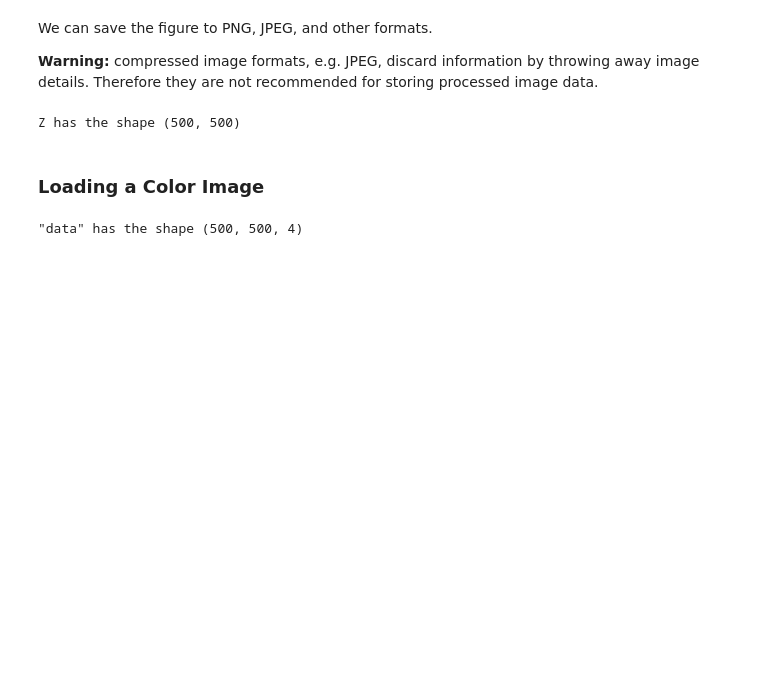
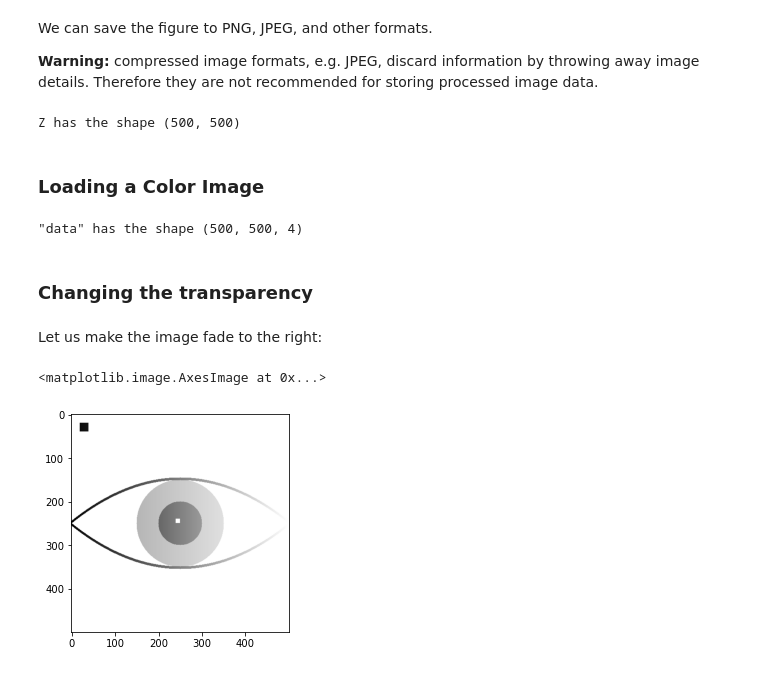
Before and after one commit to thomas-haslwanter/sapy, a Jupyter notebook: ipynbs/5_ImgProc_Intro.ipynb, the cells around one changed output. Drawn from its saved outputs; the diff is of its cells as text; code cells hidden in the pictures; blank space fills up the shorter version.

```diff
--- a/ipynbs/5_ImgProc_Intro.ipynb
+++ b/ipynbs/5_ImgProc_Intro.ipynb
@@ -176,5 +177,25 @@ data = plt.imread(outFile)
 print('"data" has the shape {0}'.format(data.shape))
 # %% [output]
 "data" has the shape (500, 500, 4)
+# %% [markdown]
+### Changing the transparency
+# %% [markdown]
+Let us make the image fade to the right:
+# %%
+# Make rows/columns the image size, that go from zero to 1
+nrows, ncols, nlayers = data.shape
+alpha_row = np.linspace(1, 0,ncols)
+alpha_col = np.linspace(1, 0, nrows)
+
+# Make coordinate-grids
+X, Y = np.meshgrid(alpha_row, alpha_col)
+
+# Replace the Transparency layer with our *X*-matrix
+data[:,:,3] = X
+
+plt.imshow(data)
+# %% [output]
+<matplotlib.image.AxesImage at 0x...>
+[figure, added]
 # %% [markdown]
 [5_IIR_Filters](5_IIR_Filters.ipynb)<img src="data\images\Forward_Backward.png" align='middle'>[5_ImgProc_Filters](5_ImgProc_Filters.ipynb)
```
Also changed, not shown: parts of 2 cells of this notebook, 10 other files.
